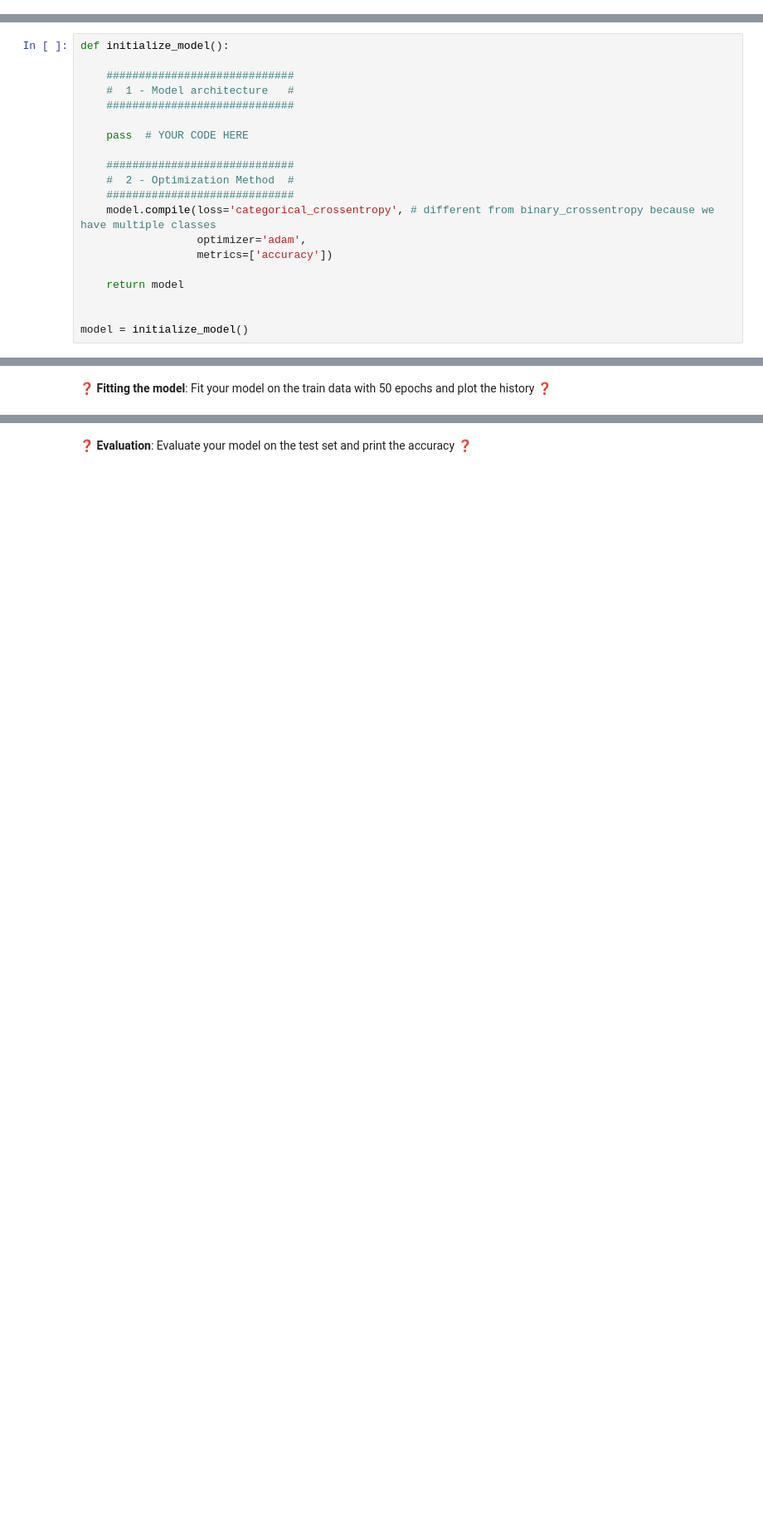
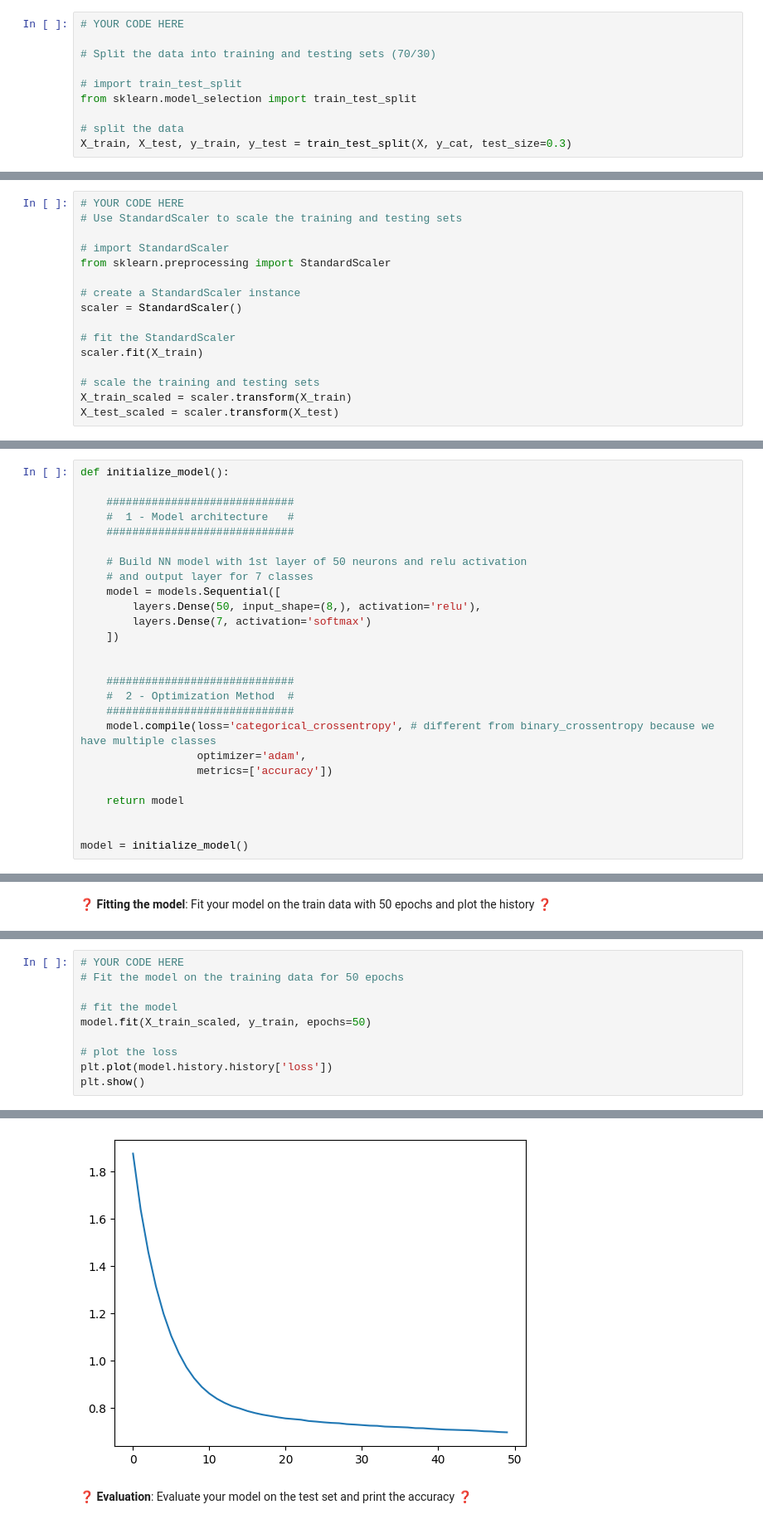
Before and after one commit to tanushrin/data-multiclass-classification, a Jupyter notebook: multiclass_classification.ipynb, the cells around one changed output, grey strips where cells are left out. Shown: that part at 83% size. Saved outputs shown, nothing was run; the diff lists cells and outputs as text; blank space fills up the shorter version.

```diff
--- a/multiclass_classification.ipynb
+++ b/multiclass_classification.ipynb
@@ -110,3 +170,13 @@ Remark: Please call the variables `X_train`, `X_test`, `y_train`, and `y_test`
+# %%
+# YOUR CODE HERE
+
+# Split the data into training and testing sets (70/30)
+
+# import train_test_split
+from sklearn.model_selection import train_test_split
+
+# split the data
+X_train, X_test, y_train, y_test = train_test_split(X, y_cat, test_size=0.3)
 # %% [markdown]
 In Deep Learning, as in any Machine Learning algorithm, your numerical features should be scaled.
 
@@ -116,3 +184,19 @@ In Deep Learning, as in any Machine Learning algorithm, your numerical features
+# %%
+# YOUR CODE HERE
+# Use StandardScaler to scale the training and testing sets
+
+# import StandardScaler
+from sklearn.preprocessing import StandardScaler
+
+# create a StandardScaler instance
+scaler = StandardScaler()
+
+# fit the StandardScaler
+scaler.fit(X_train)
+
+# scale the training and testing sets
+X_train_scaled = scaler.transform(X_train)
+X_test_scaled = scaler.transform(X_test)
 # %% [markdown]
 ❓ **Initializing a model**: Complete the following function to build/initialize a model that has:
 - a first layer with:
@@ -129,7 +215,13 @@ def initialize_model():
     #  1 - Model architecture   #
     #############################
 
-    pass  # YOUR CODE HERE
+    # Build NN model with 1st layer of 50 neurons and relu activation
+    # and output layer for 7 classes
+    model = models.Sequential([
+        layers.Dense(50, input_shape=(8,), activation='relu'),
+        layers.Dense(7, activation='softmax')
+    ])
+
 
     #############################
     #  2 - Optimization Method  #
@@ -152,0 +265,11 @@ model = initialize_model()
+# %%
+# YOUR CODE HERE
+# Fit the model on the training data for 50 epochs
+
+# fit the model
+model.fit(X_train_scaled, y_train, epochs=50)
+
+# plot the loss
+plt.plot(model.history.history['loss'])
+plt.show()
+# %% [output]
@@ -153,2 +293,3 @@ model = initialize_model()
+[figure, added]
 # %% [markdown]
 ❓ **Evaluation**:  Evaluate your model on the test set and print the accuracy ❓
```
Also changed, not shown: parts of 29 cells of this notebook.
